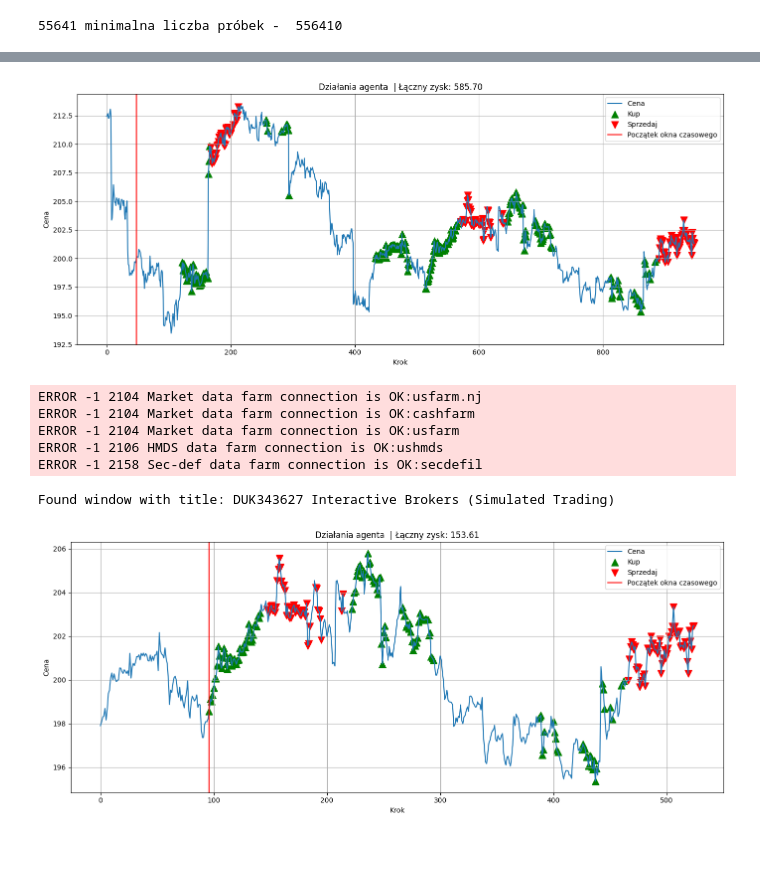
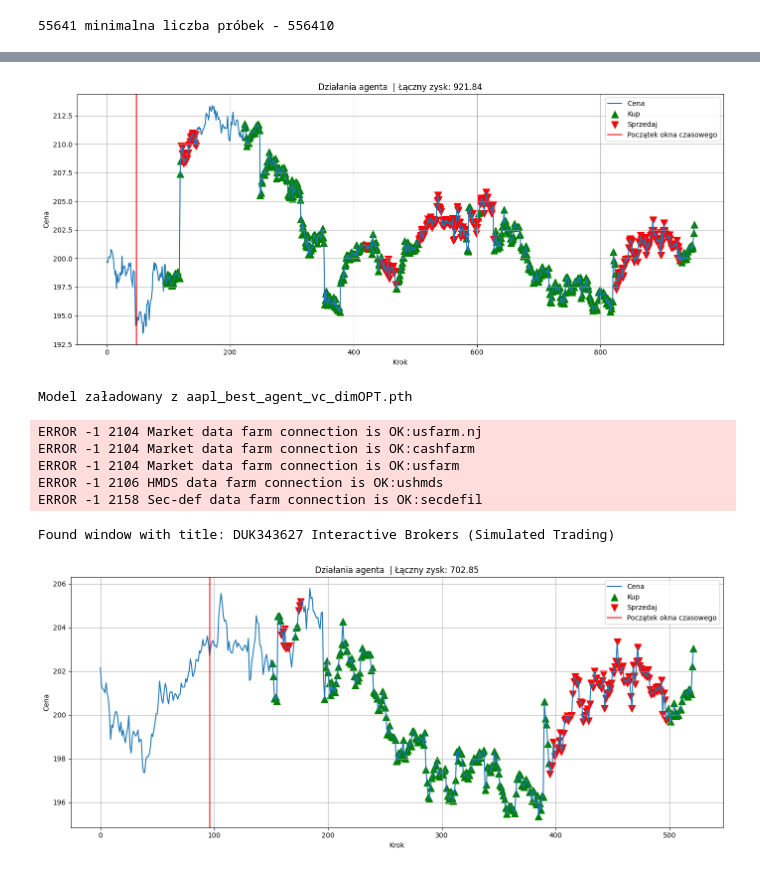
Before and after one commit to prosowiec/trade_rl, a Jupyter notebook: test_agent_architecture.ipynb, the cells around one changed output, grey strips where cells are left out. Drawn from its saved outputs; the diff is of its cells as text; code cells hidden in the pictures.

```diff
--- a/test_agent_architecture.ipynb
+++ b/test_agent_architecture.ipynb
@@ -150,3 +146,5 @@ ERROR -1 2104 Market data farm connection is OK:usfarm
 ERROR -1 2106 HMDS data farm connection is OK:ushmds
 ERROR -1 2158 Sec-def data farm connection is OK:secdefil
 Found window with title: DUK343627 Interactive Brokers (Simulated Trading)
+# %%
+training_set['ticker'] = ticker
@@ -621,35 +613,40 @@ def render_env(env, title_suffix="", window_size = 48):
     sell_points = env.states_sell
     profit = env.total_profit
 
     plt.figure(figsize=(14, 6))
     plt.plot(prices, label='Cena', linewidth=1.5)
 
     if buy_points:
         plt.scatter(buy_points, [prices[i] for i in buy_points],
                     color='green', marker='^', label='Kup', s=100)
     if sell_points:
         plt.scatter(sell_points, [prices[i] for i in sell_points],
                     color='red', marker='v', label='Sprzedaj', s=100)
 
     plt.title(f'Działania agenta {title_suffix} | Łączny zysk: {profit:.2f}')
     plt.axvline(x = window_size, color = 'red', label = 'Początek okna czasowego')
     plt.xlabel('Krok')
     plt.ylabel('Cena')
     plt.legend()
     plt.grid(True)
     plt.tight_layout()
     plt.show()
 
 ##8847 - duża sieć
 ##89996
 # AAPL 848
 # AAPL 357 DUŻA SIEĆ
 # AAPL 938 96 LSTM, 8 fc
 env.reset()
-evaluate_steps(valid_env, max_agent.target_model)
+evaluate_steps(valid_env, agent.target_model)
 render_env(valid_env, title_suffix="")
 # %% [output]
-[figure, old version]
+[figure, new version]
+# %%
+from rl_agent import save_dqn_agent, load_dqn_agent
+load_dqn_agent(agent, 'aapl_best_agent_vc_dimOPT.pth')
+# %% [output]
+Model załadowany z aapl_best_agent_vc_dimOPT.pth
 # %%
 from source.IB_connector import retrive_market_data
 ticker = 'AAPL'
@@ -672,7 +669,7 @@ Found window with title: DUK343627 Interactive Brokers (Simulated Trading)
 env = TimeSeriesEnv(data=training_set['Close'].values, window_size=WINDOW_SIZE)
 
 env.reset()
-evaluate_steps(env, max_agent.target_model)
+evaluate_steps(env, agent.target_model)
 render_env(env, title_suffix="", window_size=WINDOW_SIZE)
 # %% [output]
-[figure, old version]
+[figure, new version]
```
Also changed, not shown: parts of 14 cells of this notebook, 9 other files.
